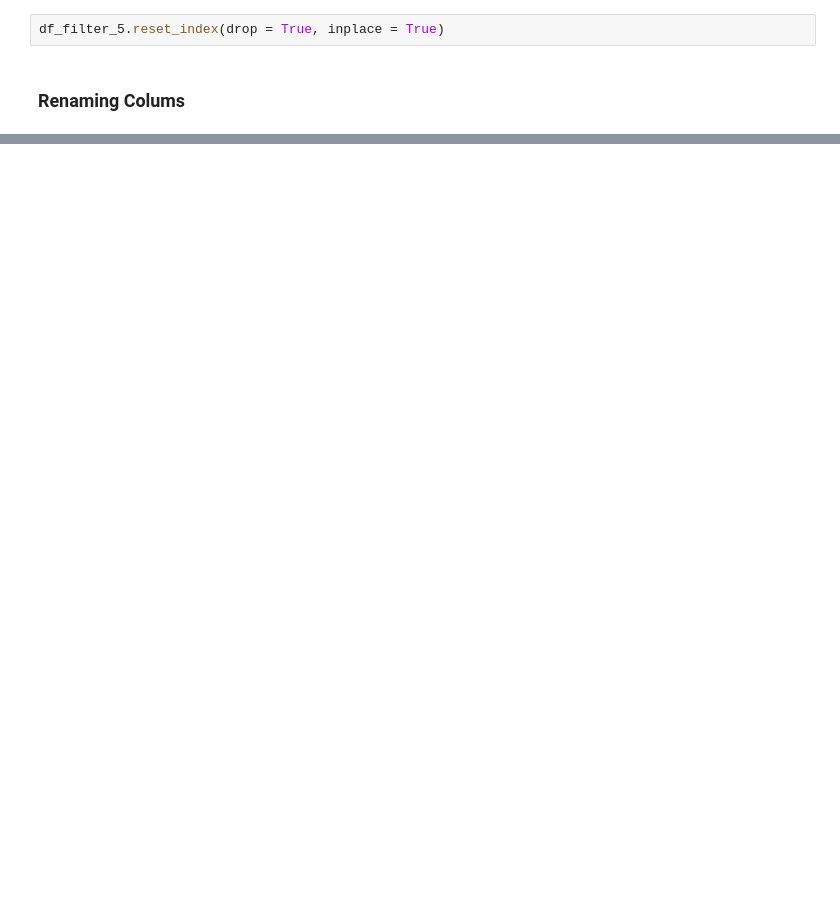
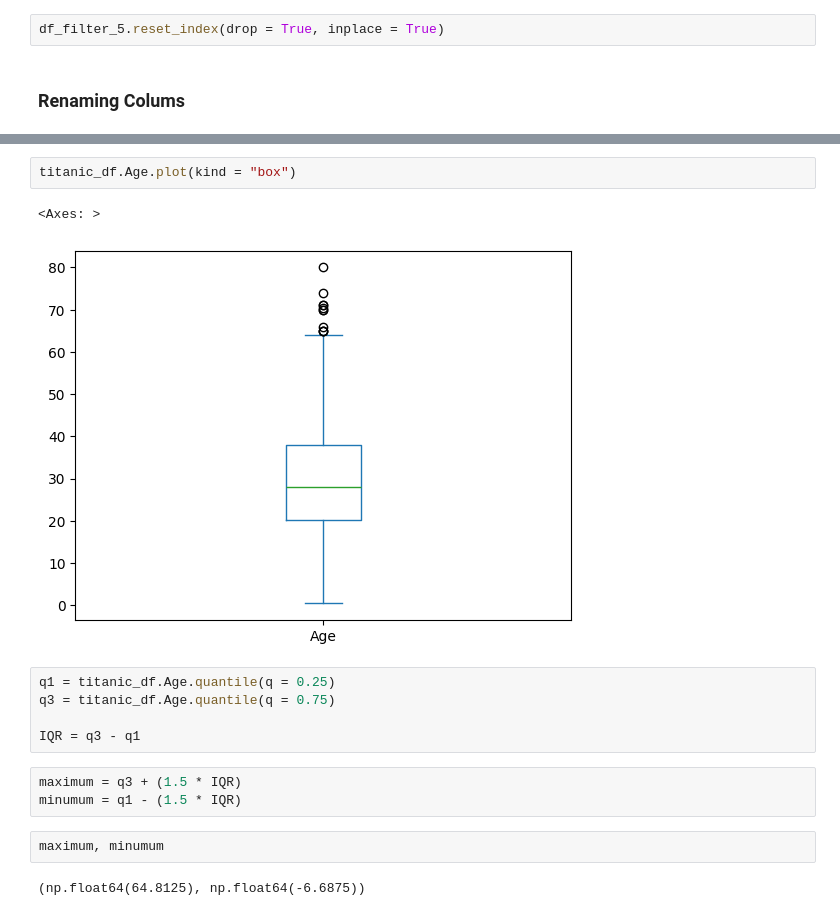
Before and after one commit to GaneshPokharel-tech/datascience, a Jupyter notebook: pandas/Data_Manupulation.ipynb, the cells around one changed output, grey strips where cells are left out. Saved outputs shown, nothing was run; the diff lists cells and outputs as text; blank space fills up the shorter version.

```diff
--- a/pandas/Data_Manupulation.ipynb
+++ b/pandas/Data_Manupulation.ipynb
@@ -456,0 +451,17 @@ Create a Series descriptor_counts counting how many times each of these two word
+# %%
+titanic_df.Age.plot(kind = "box")
+# %% [output]
+<Axes: >
+[figure, added]
+# %%
+q1 = titanic_df.Age.quantile(q = 0.25)
+q3 = titanic_df.Age.quantile(q = 0.75)
+
+IQR = q3 - q1
+# %%
+maximum = q3 + (1.5 * IQR)
+minumum = q1 - (1.5 * IQR)
+# %%
+maximum, minumum
+# %% [output]
+(np.float64(64.8125), np.float64(-6.6875))
```
Also changed, not shown: parts of 37 cells of this notebook, 2 other files.
